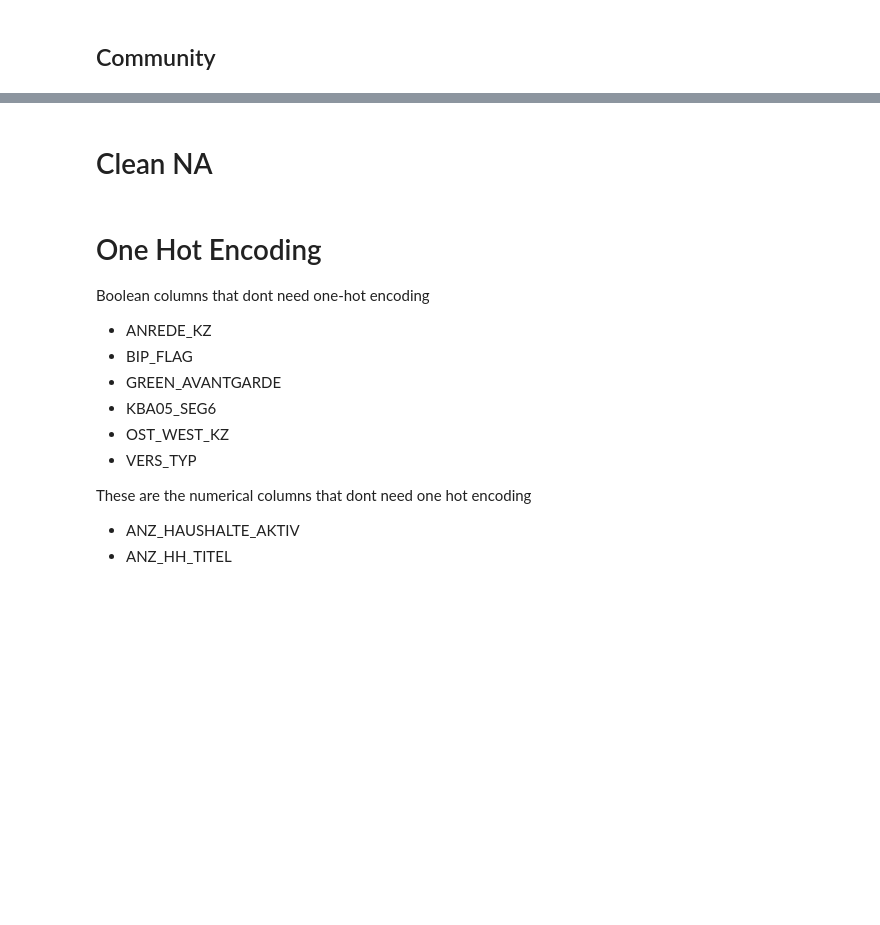
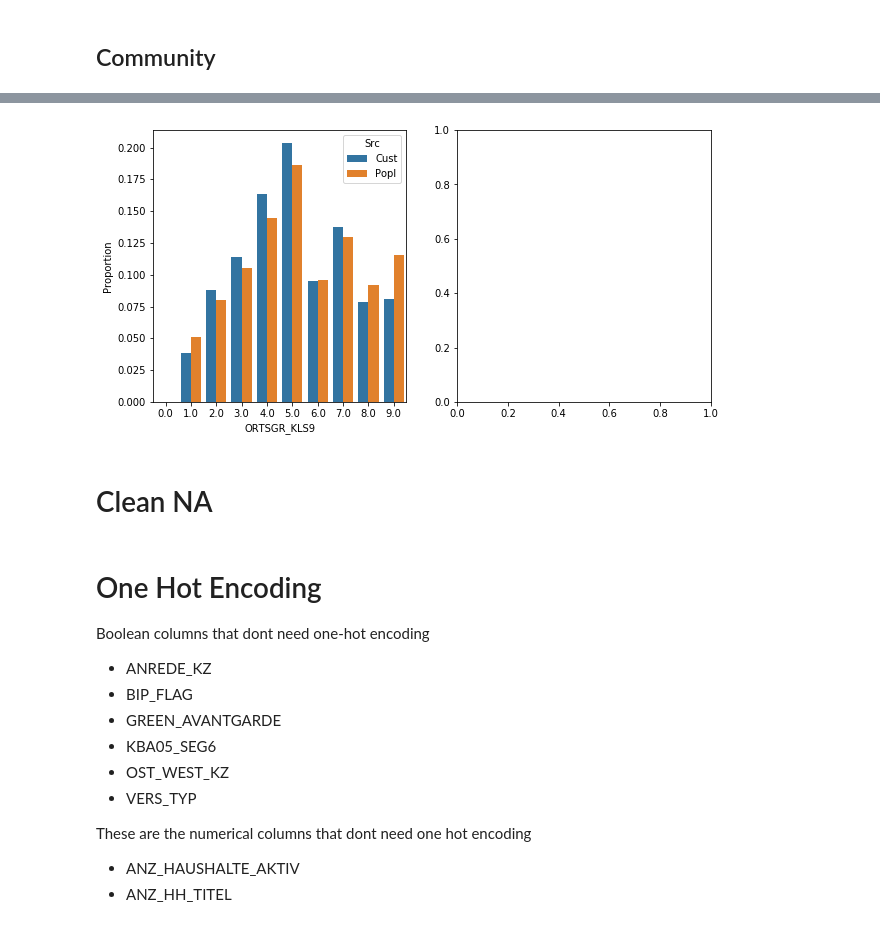
Before and after one commit to PavanKB/arvato_customer_segmentation, a Jupyter notebook: Arvato Project Workbook.ipynb, the cells around one changed output, grey strips where cells are left out. Cells and saved outputs as stored; diff of their text form; code cells hidden in the pictures; blank space fills up the shorter version.

```diff
--- a/Arvato Project Workbook.ipynb
+++ b/Arvato Project Workbook.ipynb
@@ -550,5 +556,7 @@ plot_data_dist_comp(azdias, customer, similar_attributes, 6, 5, (20, 20))
 # %%
-plot_data_dist_comp(azdias, customer, different_attributes, 6, 1, (20, 5))
+plot_data_dist_comp(azdias, customer, different_attributes, 2, 1, (10, 5))
+# %% [output]
+[figure, added]
 # %% [markdown]
 # Clean NA
 # %%
```
Also changed, not shown: parts of 3 cells of this notebook.
